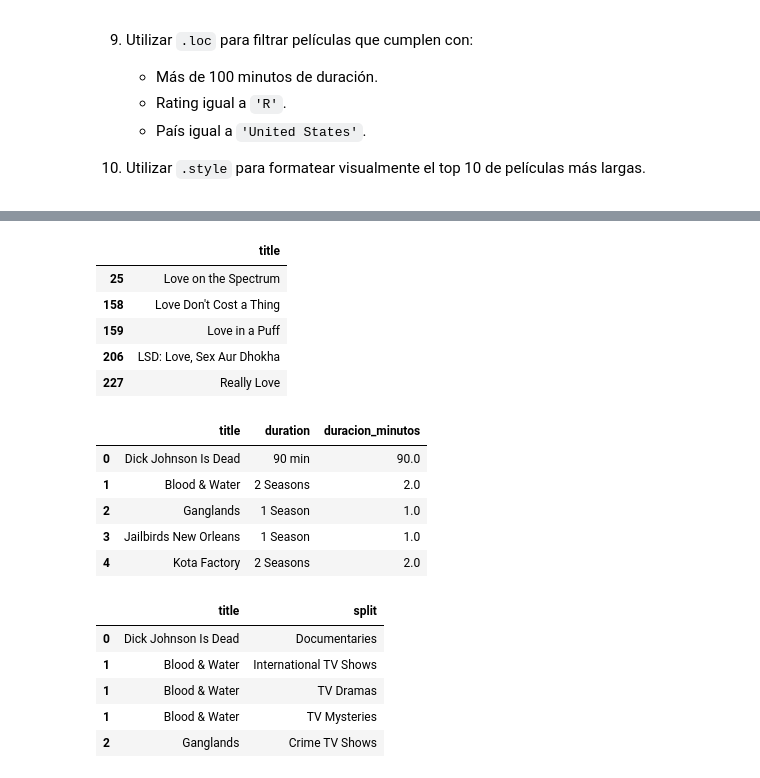
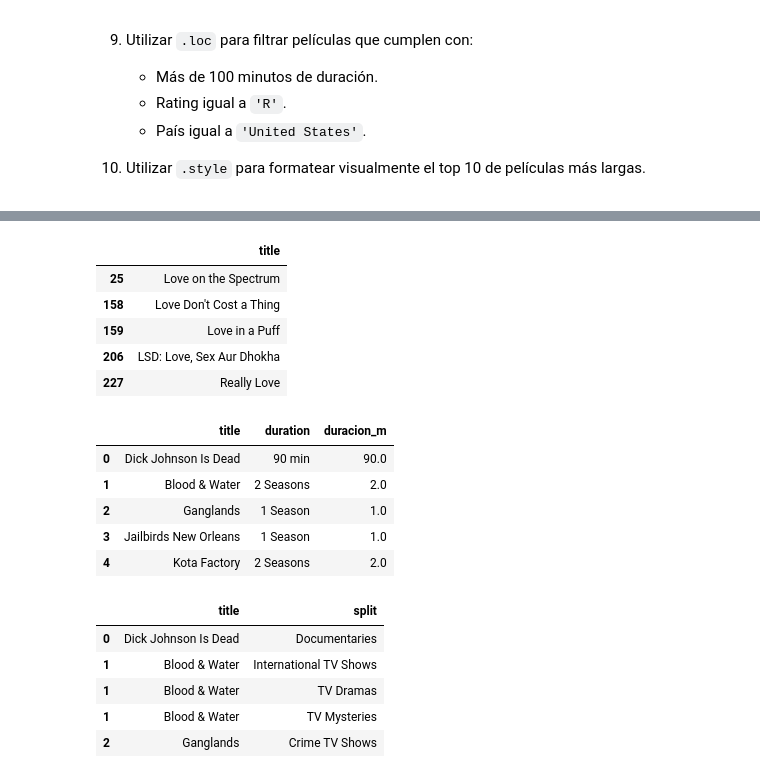
Before and after one commit to baitiarecorvalan/MAT281-Entregables, a Jupyter notebook: docs/codes/labs/lab_03.ipynb, the cells around one changed output, grey strips where cells are left out. Cells and saved outputs as stored; diff of their text form; code cells hidden in the pictures.

```diff
--- a/docs/codes/labs/lab_03.ipynb
+++ b/docs/codes/labs/lab_03.ipynb
@@ -135,19 +135,19 @@ display(mayor2018.head())
 # %%
 #Pregunta 5: titulos con la palabra love
 love=df[df["title"].str.contains("love",case=False,na=False)]
 display(love[["title"]].head())
 
 #extraer duración
-df["duracion_minutos"]=df["duration"].str.extract(r"(\d+)").astype(float)
-display(df[["title","duration", "duracion_minutos"]].head())
+df["duracion_m"]=df["duration"].str.extract(r"(\d+)").astype(float)
+display(df[["title","duration", "duracion_m"]].head())
 # %% [output]
 |  | title |
 | 25 | Love on the Spectrum |
 | 158 | Love Don't Cost a Thing |
 | 159 | Love in a Puff |
 | 206 | LSD: Love, Sex Aur Dhokha |
 | 227 | Really Love |
-|  | title | duration | duracion_minutos |
+|  | title | duration | duracion_m |
 | 0 | Dick Johnson Is Dead | 90 min | 90.0 |
 | 1 | Blood & Water | 2 Seasons | 2.0 |
 | 2 | Ganglands | 1 Season | 1.0 |
```
Also changed, not shown: parts of 9 cells of this notebook.
